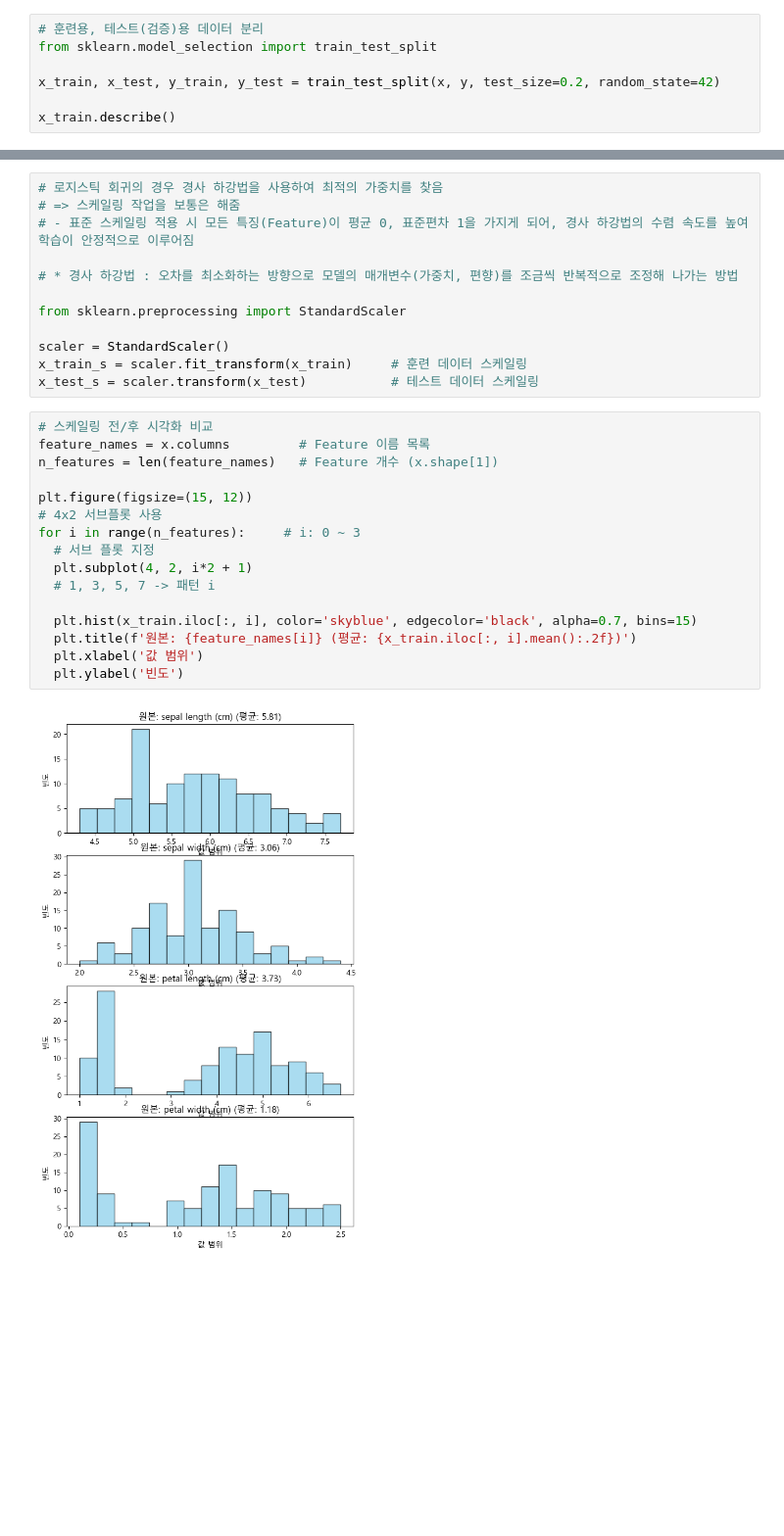
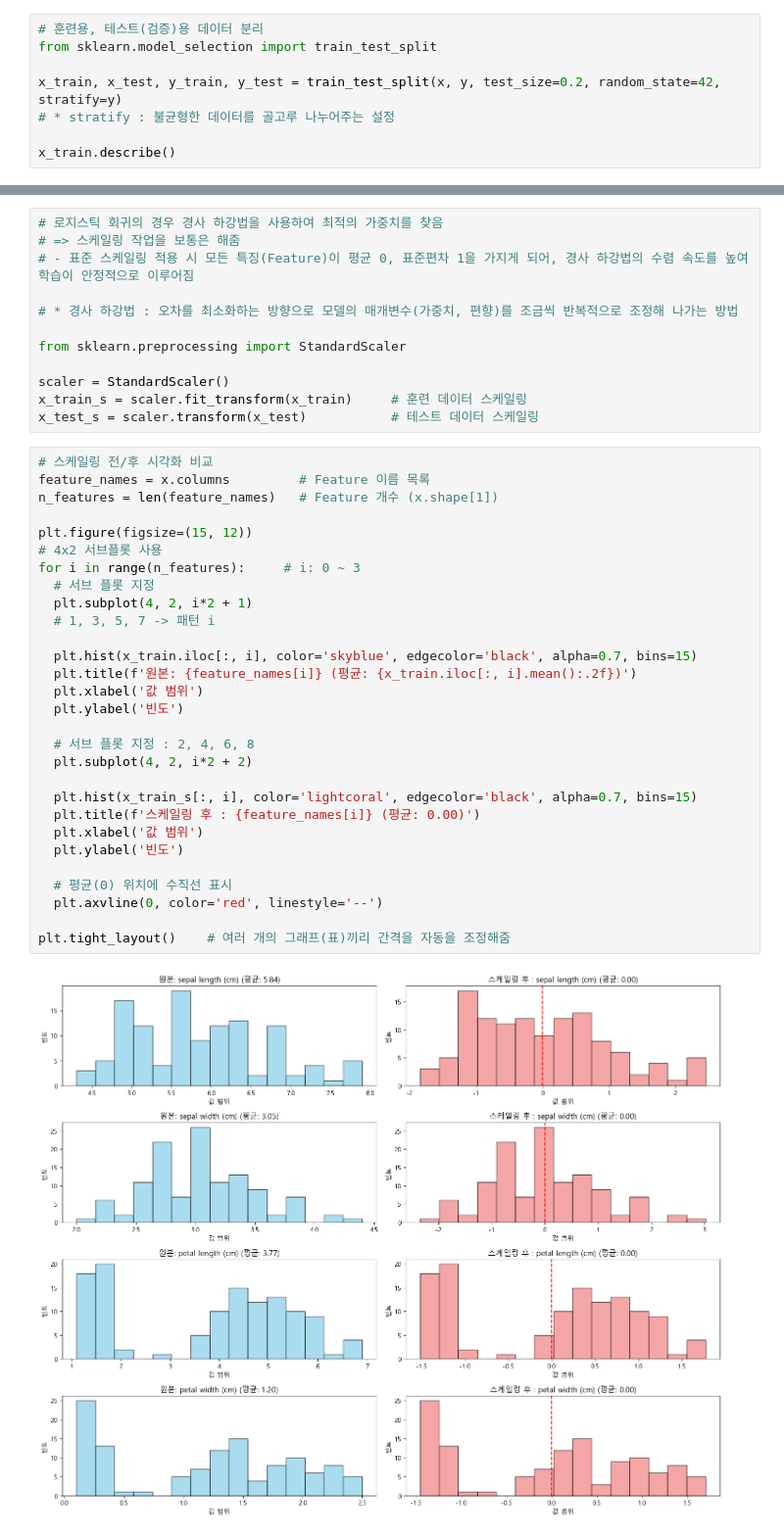
Before and after one commit to sjlimiei25/AI-Prediction, a Jupyter notebook: 5_Logistic_Regression.ipynb, the cells around one changed output, grey strips where cells are left out. Shown: that part at 98% size. Drawn from its saved outputs; the diff is of its cells as text; blank space fills up the shorter version.

```diff
--- a/5_Logistic_Regression.ipynb
+++ b/5_Logistic_Regression.ipynb
@@ -96,7 +96,8 @@ y = df['target']                # 종속변수. Series. 1D
 # 훈련용, 테스트(검증)용 데이터 분리
 from sklearn.model_selection import train_test_split
 
-x_train, x_test, y_train, y_test = train_test_split(x, y, test_size=0.2, random_state=42)
+x_train, x_test, y_train, y_test = train_test_split(x, y, test_size=0.2, random_state=42, stratify=y)
+# * stratify : 불균형한 데이터를 골고루 나누어주는 설정
 
 x_train.describe()
 # %% [output]
@@ -124,18 +125,31 @@ x_test_s = scaler.transform(x_test)           # 테스트 데이터 스케일링
 # %%
 # 스케일링 전/후 시각화 비교
 feature_names = x.columns         # Feature 이름 목록
 n_features = len(feature_names)   # Feature 개수 (x.shape[1])
 
 plt.figure(figsize=(15, 12))
 # 4x2 서브플롯 사용
 for i in range(n_features):     # i: 0 ~ 3
   # 서브 플롯 지정
   plt.subplot(4, 2, i*2 + 1)
   # 1, 3, 5, 7 -> 패턴 i
 
   plt.hist(x_train.iloc[:, i], color='skyblue', edgecolor='black', alpha=0.7, bins=15)
   plt.title(f'원본: {feature_names[i]} (평균: {x_train.iloc[:, i].mean():.2f})')
   plt.xlabel('값 범위')
   plt.ylabel('빈도')
+
+  # 서브 플롯 지정 : 2, 4, 6, 8
+  plt.subplot(4, 2, i*2 + 2)
+
+  plt.hist(x_train_s[:, i], color='lightcoral', edgecolor='black', alpha=0.7, bins=15)
+  plt.title(f'스케일링 후 : {feature_names[i]} (평균: 0.00)')
+  plt.xlabel('값 범위')
+  plt.ylabel('빈도')
+
+  # 평균(0) 위치에 수직선 표시
+  plt.axvline(0, color='red', linestyle='--')
+
+plt.tight_layout()    # 여러 개의 그래프(표)끼리 간격을 자동을 조정해줌
 # %% [output]
-[figure, old version]
+[figure, new version]
```
Also changed, not shown: parts of 1 cell of this notebook.
